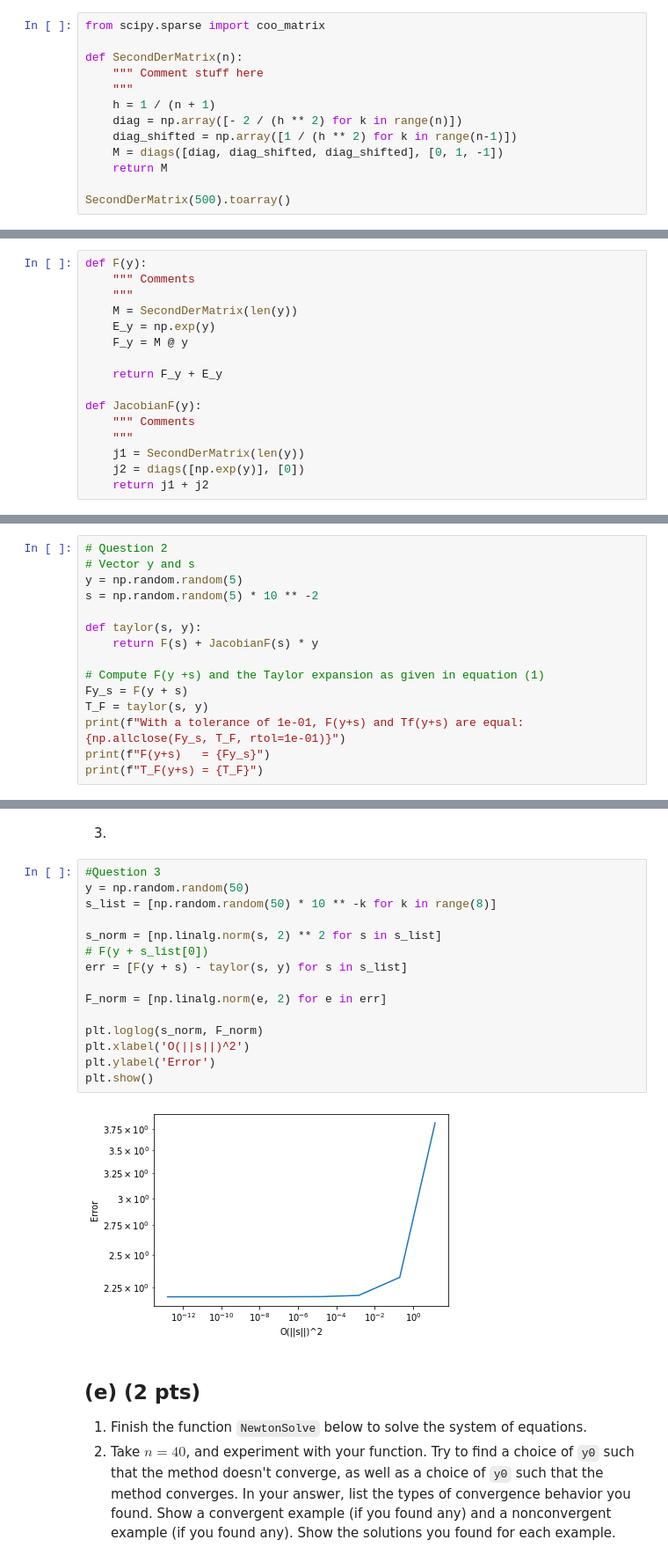
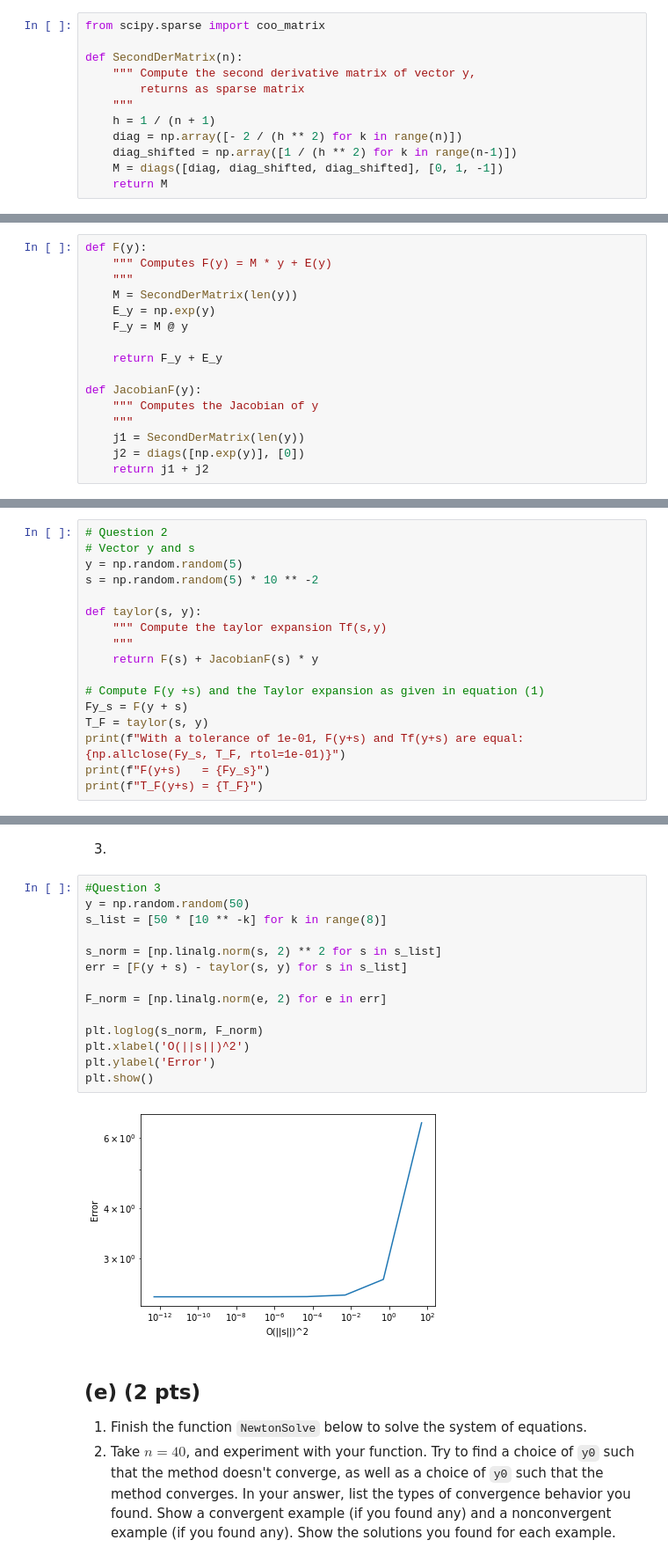
Before and after one commit to marcelvdla/NumAlg14, a Jupyter notebook: hw4_2022.ipynb, the cells around one changed output, grey strips where cells are left out. Shown at 88% size. Drawn from its saved outputs; the diff is of its cells as text.

```diff
--- a/hw4_2022.ipynb
+++ b/hw4_2022.ipynb
@@ -128,12 +128,11 @@ As a first step, finish the function `SecondDerMatrix` that returns a matrix $\b
 from scipy.sparse import coo_matrix
 
 def SecondDerMatrix(n):
-    """ Comment stuff here
+    """ Compute the second derivative matrix of vector y,
+        returns as sparse matrix
     """
     h = 1 / (n + 1)
     diag = np.array([- 2 / (h ** 2) for k in range(n)])
     diag_shifted = np.array([1 / (h ** 2) for k in range(n-1)])
     M = diags([diag, diag_shifted, diag_shifted], [0, 1, -1])
     return M
-
-SecondDerMatrix(500).toarray()
@@ -178,7 +169,7 @@ Finish the function `JacobianF` that computes the Jacobian ${\bf J}_F(\vec y)$ o
 To get full points for this part of the exercise, the Jacobian must be computed in the form of a sparse matrix.
 # %%
 def F(y):
-    """ Comments
+    """ Computes F(y) = M * y + E(y)
     """
     M = SecondDerMatrix(len(y))
     E_y = np.exp(y)
@@ -187,7 +178,7 @@ def F(y):
     return F_y + E_y
 
 def JacobianF(y):
-    """ Comments
+    """ Computes the Jacobian of y
     """
     j1 = SecondDerMatrix(len(y))
     j2 = diags([np.exp(y)], [0])
@@ -215,6 +206,8 @@ y = np.random.random(5)
 s = np.random.random(5) * 10 ** -2
 
 def taylor(s, y):
+    """ Compute the taylor expansion Tf(s,y)
+    """
     return F(s) + JacobianF(s) * y
 
 # Compute F(y +s) and the Taylor expansion as given in equation (1)
@@ -232,20 +225,19 @@ T_F(y+s) = [-13.23379349  24.16787235 -46.76690243  51.57791528 -44.74719603]
 # %%
 #Question 3
 y = np.random.random(50)
-s_list = [np.random.random(50) * 10 ** -k for k in range(8)]
+s_list = [50 * [10 ** -k] for k in range(8)]
 
 s_norm = [np.linalg.norm(s, 2) ** 2 for s in s_list]
-# F(y + s_list[0])
 err = [F(y + s) - taylor(s, y) for s in s_list]
 
 F_norm = [np.linalg.norm(e, 2) for e in err]
 
 plt.loglog(s_norm, F_norm)
 plt.xlabel('O(||s||)^2')
 plt.ylabel('Error')
 plt.show()
 # %% [output]
-[figure, old version]
+[figure, new version]
 # %% [markdown]
 ## (e) (2 pts)
 1. Finish the function `NewtonSolve` below to solve the system of equations.
```
Also changed, not shown: parts of 6 cells of this notebook.
